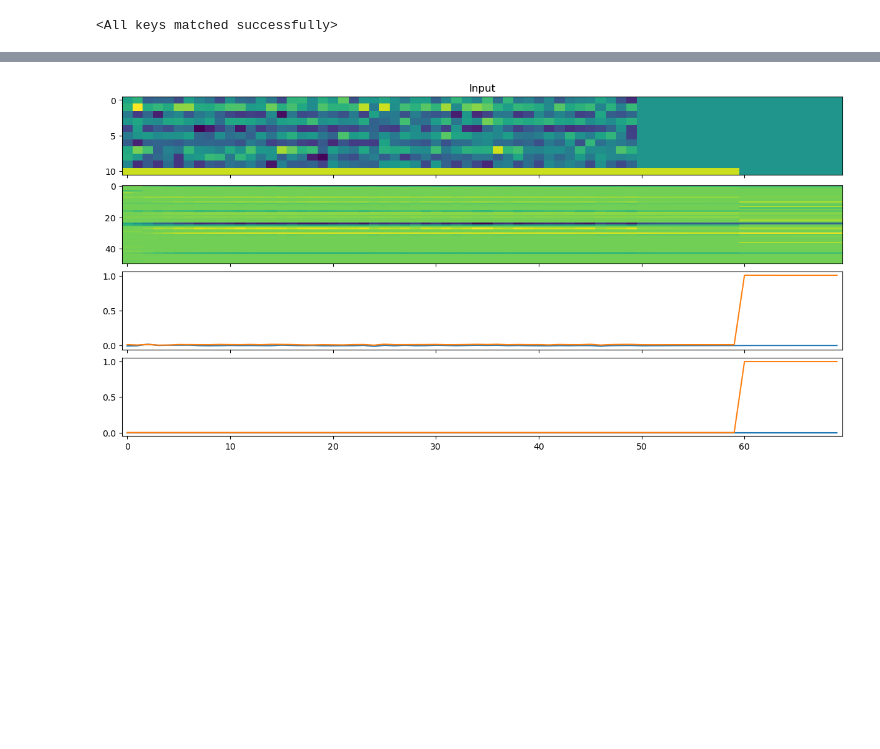
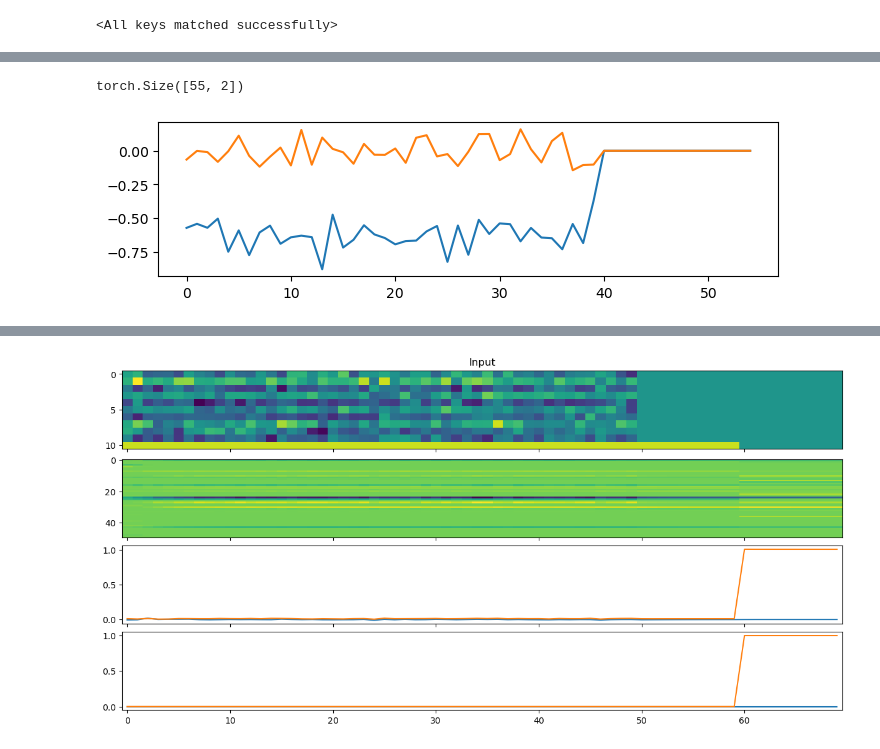
Before and after one commit to landoskape/mcn2024-psets, a Jupyter notebook: intrinsic-excitability/task.ipynb, the cells around one changed output, grey strips where cells are left out. Drawn from its saved outputs; the diff is of its cells as text; code cells hidden in the pictures; blank space fills up the shorter version.

```diff
--- a/intrinsic-excitability/task.ipynb
+++ b/intrinsic-excitability/task.ipynb
@@ -140,3 +146,17 @@ isort = rm.isort
+# %%
+cr = task.cursors
+cr.shape
+
+proj = X[0, :, :10] @ cr.T
+proj.shape
+# %% [output]
+torch.Size([55, 2])
+# %%
+fig = plt.figure(figsize=(8, 2))
+plt.plot(proj)
+plt.show()
+# %% [output]
+[figure, added]
 # %%
 ibatch = 0
 
```
Also changed, not shown: parts of 3 cells of this notebook, 1 other file.
